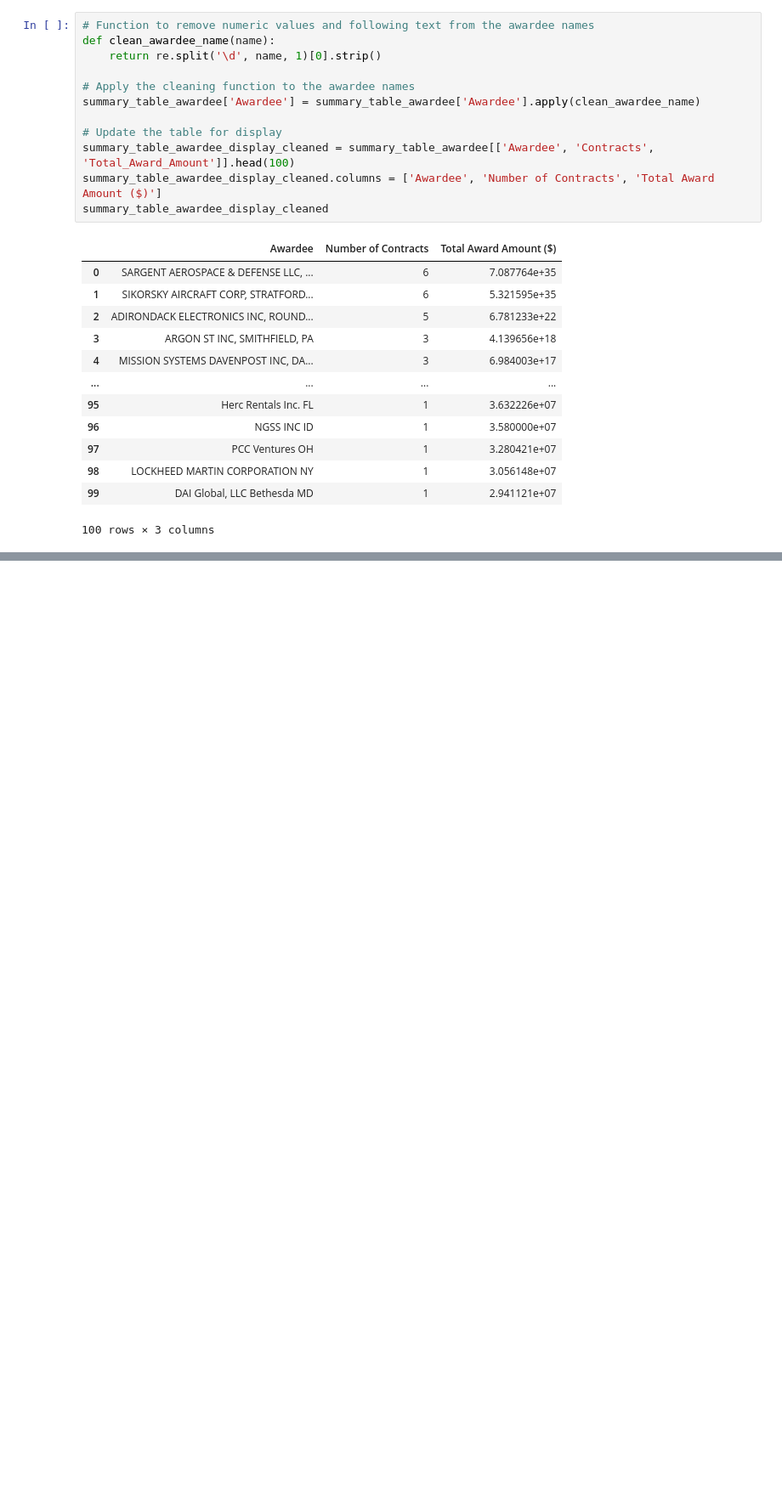
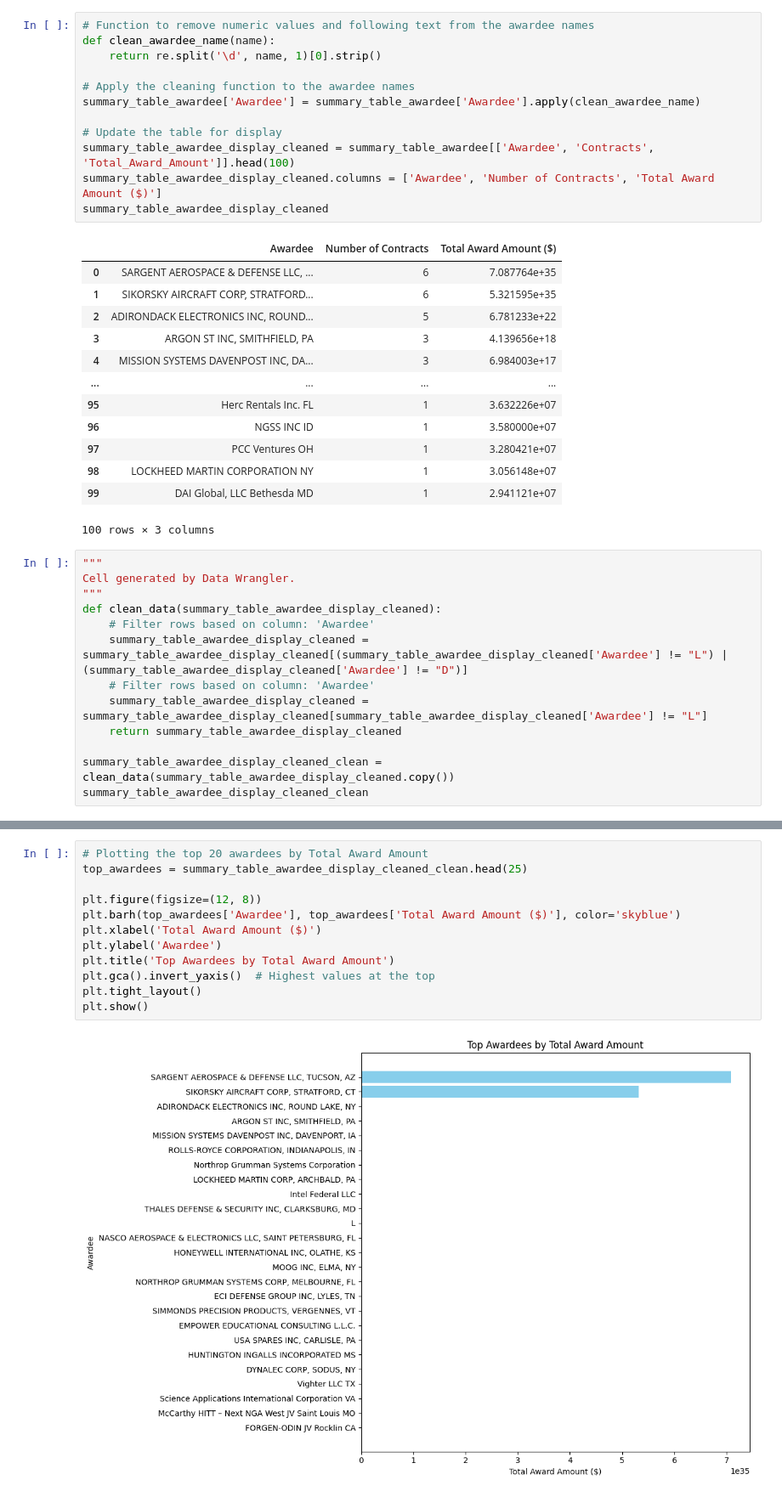
Before and after one commit to LNshuti/usgov-contracts-rag, a Jupyter notebook: src/notebooks/summarize_contracts_data.ipynb, the cells around one changed output, grey strips where cells are left out. Shown at 85% size. Saved outputs shown, nothing was run; the diff lists cells and outputs as text; blank space fills up the shorter version.

```diff
--- a/src/notebooks/summarize_contracts_data.ipynb
+++ b/src/notebooks/summarize_contracts_data.ipynb
@@ -140,3 +133,16 @@ summary_table_awardee_display_cleaned
 | 98 | LOCKHEED MARTIN CORPORATION NY | 1 | 3.056148e+07 |
 | 99 | DAI Global, LLC Bethesda MD | 1 | 2.941121e+07 |
 100 rows × 3 columns
+# %%
+"""
+Cell generated by Data Wrangler.
+"""
+def clean_data(summary_table_awardee_display_cleaned):
+    # Filter rows based on column: 'Awardee'
+    summary_table_awardee_display_cleaned = summary_table_awardee_display_cleaned[(summary_table_awardee_display_cleaned['Awardee'] != "L") | (summary_table_awardee_display_cleaned['Awardee'] != "D")]
+    # Filter rows based on column: 'Awardee'
+    summary_table_awardee_display_cleaned = summary_table_awardee_display_cleaned[summary_table_awardee_display_cleaned['Awardee'] != "L"]
+    return summary_table_awardee_display_cleaned
+
+summary_table_awardee_display_cleaned_clean = clean_data(summary_table_awardee_display_cleaned.copy())
+summary_table_awardee_display_cleaned_clean
@@ -142,0 +156,14 @@ summary_table_awardee_display_cleaned
+# %%
+# Plotting the top 20 awardees by Total Award Amount
+top_awardees = summary_table_awardee_display_cleaned_clean.head(25)
+
+plt.figure(figsize=(12, 8))
+plt.barh(top_awardees['Awardee'], top_awardees['Total Award Amount ($)'], color='skyblue')
+plt.xlabel('Total Award Amount ($)')
+plt.ylabel('Awardee')
+plt.title('Top Awardees by Total Award Amount')
+plt.gca().invert_yaxis()  # Highest values at the top
+plt.tight_layout()
+plt.show()
+# %% [output]
+[figure, added]
```
Also changed, not shown: parts of 3 cells of this notebook.
